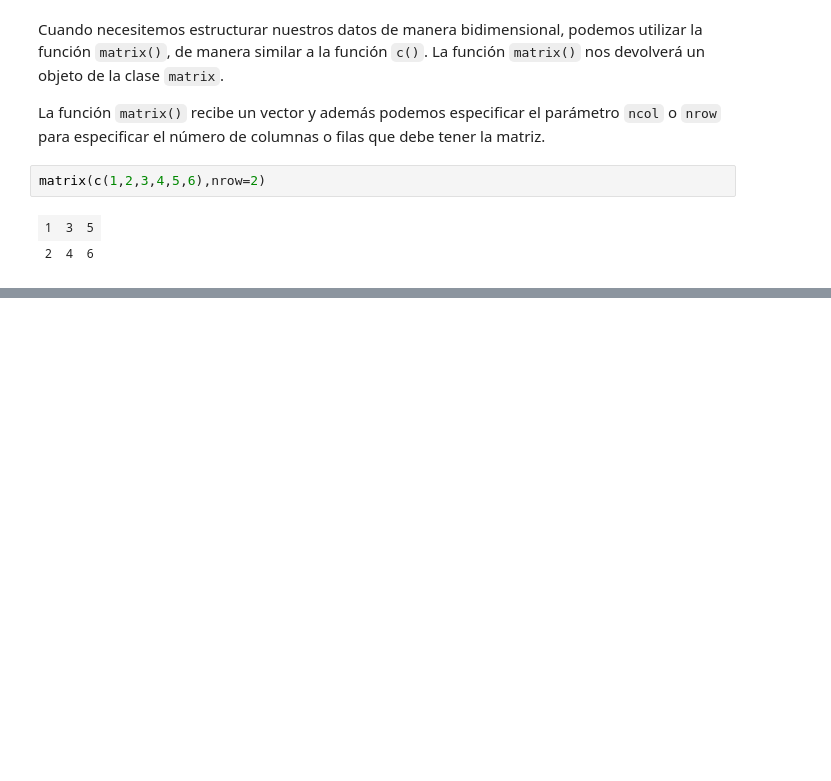
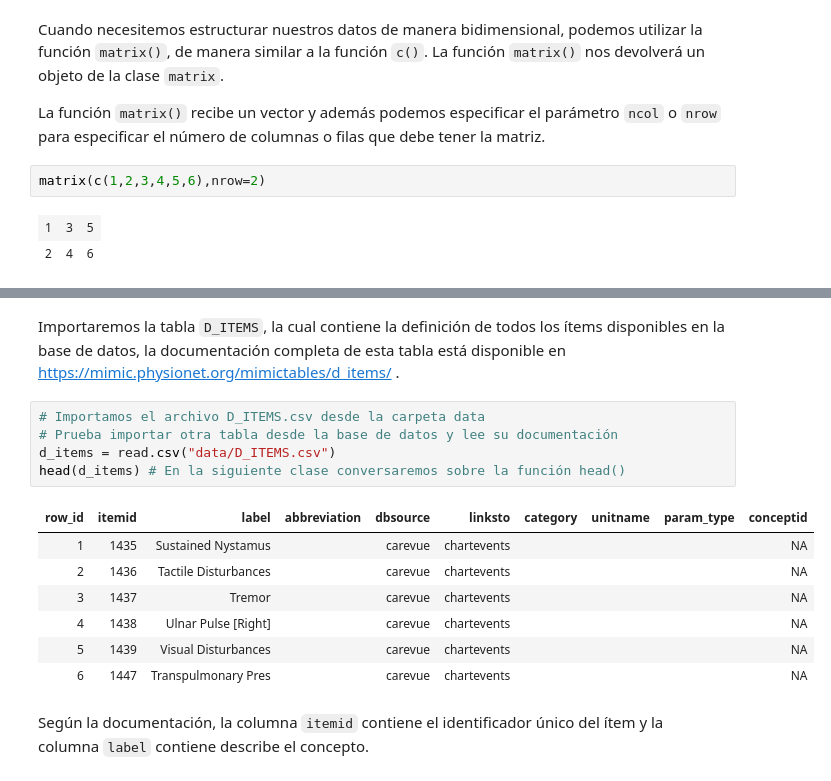
Before and after one commit to fvillena/matbio, a Jupyter notebook: 1-introduction.ipynb, the cells around one changed output, grey strips where cells are left out. Saved outputs shown, nothing was run; the diff lists cells and outputs as text; blank space fills up the shorter version.

```diff
--- a/1-introduction.ipynb
+++ b/1-introduction.ipynb
@@ -269,0 +362,17 @@ unname(new_matrix)
+# %% [markdown]
+Importaremos la tabla `D_ITEMS`, la cual contiene la definición de todos los ítems disponibles en la base de datos, la documentación completa de esta tabla está disponible en https://mimic.physionet.org/mimictables/d_items/ .
+# %%
+# Importamos el archivo D_ITEMS.csv desde la carpeta data
+# Prueba importar otra tabla desde la base de datos y lee su documentación
+d_items = read.csv("data/D_ITEMS.csv")
+head(d_items) # En la siguiente clase conversaremos sobre la función head()
+# %% [output]
+| row_id | itemid | label | abbreviation | dbsource | linksto | category | unitname | param_type | conceptid |
+| 1 | 1435 | Sustained Nystamus |  | carevue | chartevents |  |  |  | NA |
+| 2 | 1436 | Tactile Disturbances |  | carevue | chartevents |  |  |  | NA |
+| 3 | 1437 | Tremor |  | carevue | chartevents |  |  |  | NA |
+| 4 | 1438 | Ulnar Pulse [Right] |  | carevue | chartevents |  |  |  | NA |
+| 5 | 1439 | Visual Disturbances |  | carevue | chartevents |  |  |  | NA |
+| 6 | 1447 | Transpulmonary Pres |  | carevue | chartevents |  |  |  | NA |
+# %% [markdown]
+Según la documentación, la columna `itemid` contiene el identificador único del ítem y la columna `label` contiene describe el concepto.
```
Also changed, not shown: parts of 61 cells of this notebook.
